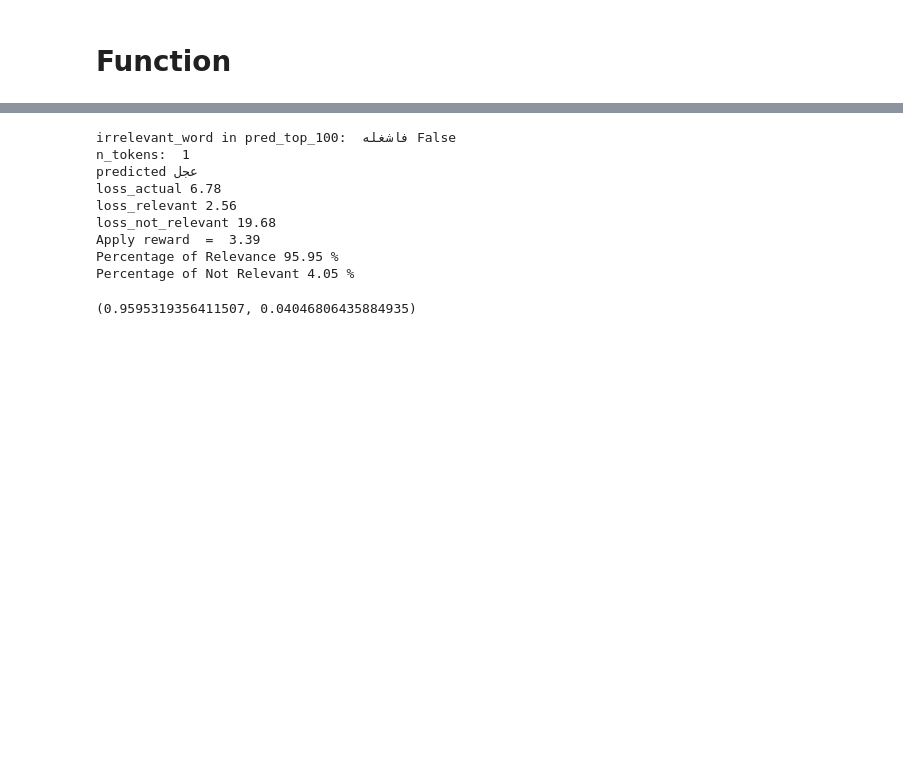
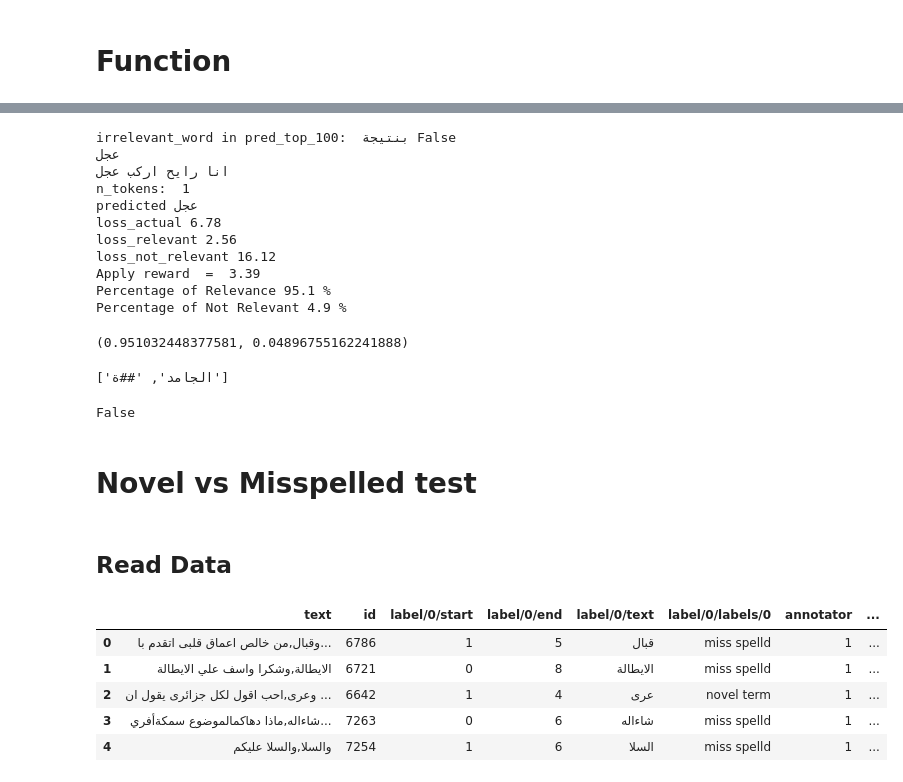
Before and after one commit to Sa2a/GP_Novel-terms-and-usage-detection, a Jupyter notebook: OOV detection/OOV_Detection.ipynb, the cells around one changed output, grey strips where cells are left out. Saved outputs shown, nothing was run; the diff lists cells and outputs as text; code cells hidden in the pictures; blank space fills up the shorter version.

```diff
--- a/OOV detection/OOV_Detection.ipynb
+++ b/OOV detection/OOV_Detection.ipynb
@@ -333,13 +359,38 @@ Percentage of Not Relevant 71.96 %
 # %%
-getRelevanceScore("انا رايح اركب المشروع","المشروع")
+getRelevanceScore1("انا رايح اركب المشروع","المشروع")
 # %% [output]
-irrelevant_word in pred_top_100:  فاشغله False
+irrelevant_word in pred_top_100:  بنتيجة False
+عجل
+انا رايح اركب عجل
 n_tokens:  1
 predicted عجل
 loss_actual 6.78
 loss_relevant 2.56
-loss_not_relevant 19.68
+loss_not_relevant 16.12
 Apply reward  =  3.39
-Percentage of Relevance 95.95 %
-Percentage of Not Relevant 4.05 %
+Percentage of Relevance 95.1 %
+Percentage of Not Relevant 4.9 %
-(0.9595319356411507, 0.04046806435884935)
+(0.951032448377581, 0.04896755162241888)
+# %%
+tokenizer.tokenize("الجامدة")
+# %% [output]
+['الجامد', '##ة']
+# %%
+"الجامدة" in tokenizer.vocab.keys()
+# %% [output]
+False
+# %% [markdown]
+# Novel vs Misspelled test
+# %% [markdown]
+## Read Data
+# %%
+import pandas as pd
+test_data = pd.read_excel("../Data/data_label.xlsx")
+test_data.head()
+# %% [output]
+|  | text | id | label/0/start | label/0/end | label/0/text | label/0/labels/0 | annotator | ... |
+| 0 | وقبال,من خالص اعماق قلبى اتقدم با... | 6786 | 1 | 5 | قبال | miss spelld | 1 | ... |
+| 1 | الايطالة,وشكرا واسف علي الايطالة | 6721 | 0 | 8 | الايطالة | miss spelld | 1 | ... |
+| 2 | وعرى,احب اقول لكل جزائرى يقول ان ... | 6642 | 1 | 4 | عرى | novel term | 1 | ... |
+| 3 | شاءاله,ماذا دهاكمالموضوع سمكةأفري... | 7263 | 0 | 6 | شاءاله | miss spelld | 1 | ... |
+| 4 | والسلا,والسلا عليكم | 7254 | 1 | 6 | السلا | miss spelld | 1 | ... |
```
Also changed, not shown: parts of 25 cells of this notebook.
